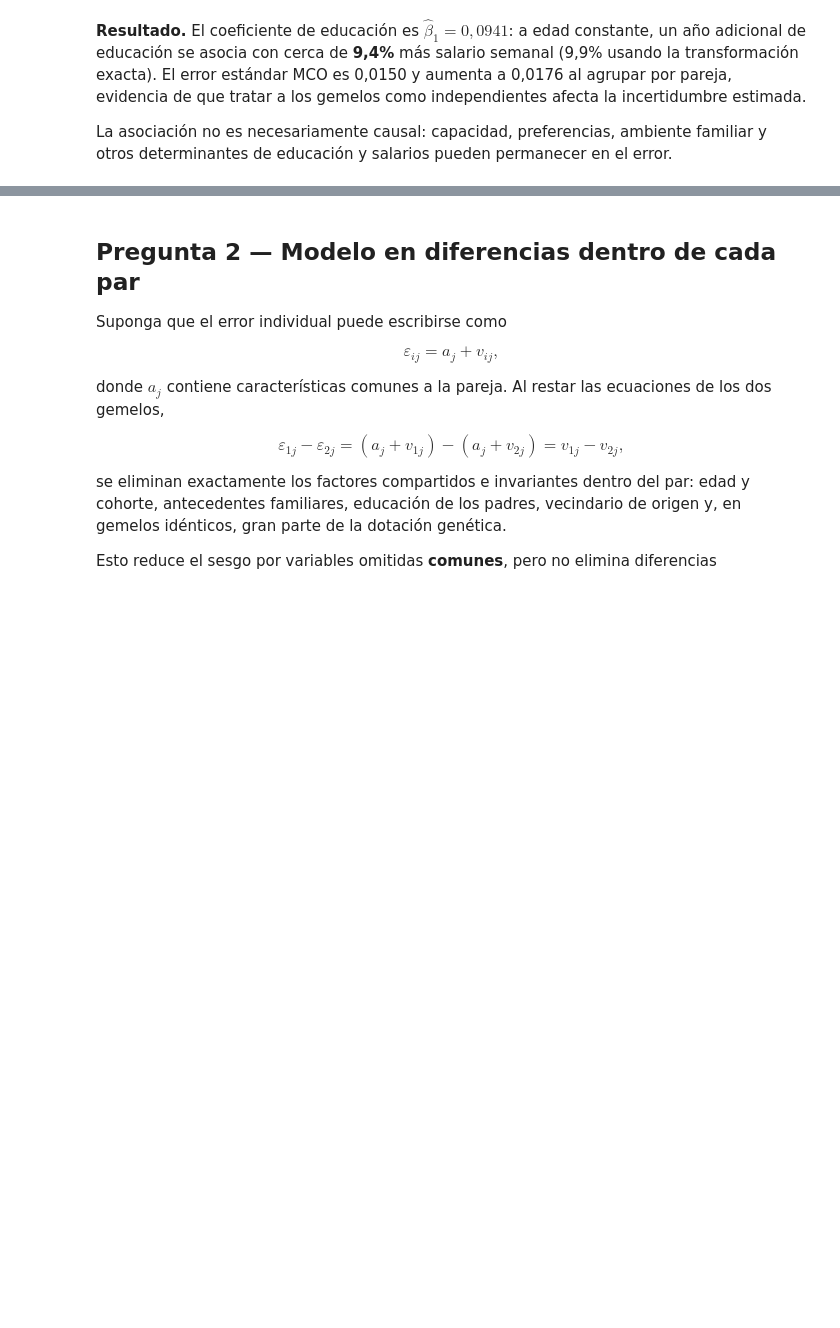
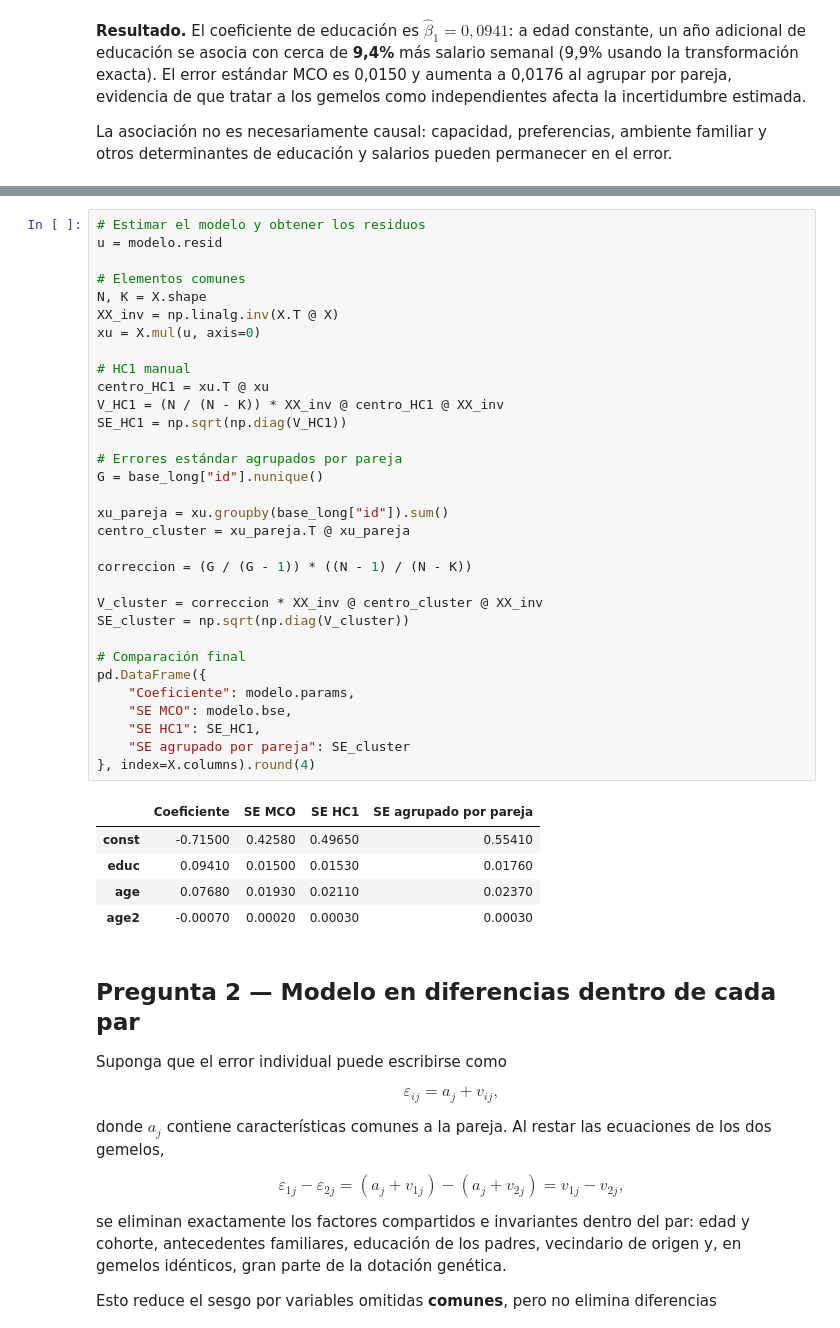
Before and after one commit to sebabecerra/Econometria-II-DEN, a Jupyter notebook: Tarea2/Tarea2_Twins_Bootstrap_Solucion.ipynb, the cells around one changed output, grey strips where cells are left out. Drawn from its saved outputs; the diff is of its cells as text; blank space fills up the shorter version.

```diff
--- a/Tarea2/Tarea2_Twins_Bootstrap_Solucion.ipynb
+++ b/Tarea2/Tarea2_Twins_Bootstrap_Solucion.ipynb
@@ -218,3 +264,41 @@ La asociación no es necesariamente causal: capacidad, preferencias, ambiente fa
+# %%
+# Estimar el modelo y obtener los residuos
+u = modelo.resid
+
+# Elementos comunes
+N, K = X.shape
+XX_inv = np.linalg.inv(X.T @ X)
+xu = X.mul(u, axis=0)
+
+# HC1 manual
+centro_HC1 = xu.T @ xu
+V_HC1 = (N / (N - K)) * XX_inv @ centro_HC1 @ XX_inv
+SE_HC1 = np.sqrt(np.diag(V_HC1))
+
+# Errores estándar agrupados por pareja
+G = base_long["id"].nunique()
+
+xu_pareja = xu.groupby(base_long["id"]).sum()
+centro_cluster = xu_pareja.T @ xu_pareja
+
+correccion = (G / (G - 1)) * ((N - 1) / (N - K))
+
+V_cluster = correccion * XX_inv @ centro_cluster @ XX_inv
+SE_cluster = np.sqrt(np.diag(V_cluster))
+
+# Comparación final
+pd.DataFrame({
+    "Coeficiente": modelo.params,
+    "SE MCO": modelo.bse,
+    "SE HC1": SE_HC1,
+    "SE agrupado por pareja": SE_cluster
+}, index=X.columns).round(4)
+# %% [output]
+|  | Coeficiente | SE MCO | SE HC1 | SE agrupado por pareja |
+| const | -0.71500 | 0.42580 | 0.49650 | 0.55410 |
+| educ | 0.09410 | 0.01500 | 0.01530 | 0.01760 |
+| age | 0.07680 | 0.01930 | 0.02110 | 0.02370 |
+| age2 | -0.00070 | 0.00020 | 0.00030 | 0.00030 |
 # %% [markdown]
 ## Pregunta 2 — Modelo en diferencias dentro de cada par
 
```
Also changed, not shown: parts of 7 cells of this notebook.
